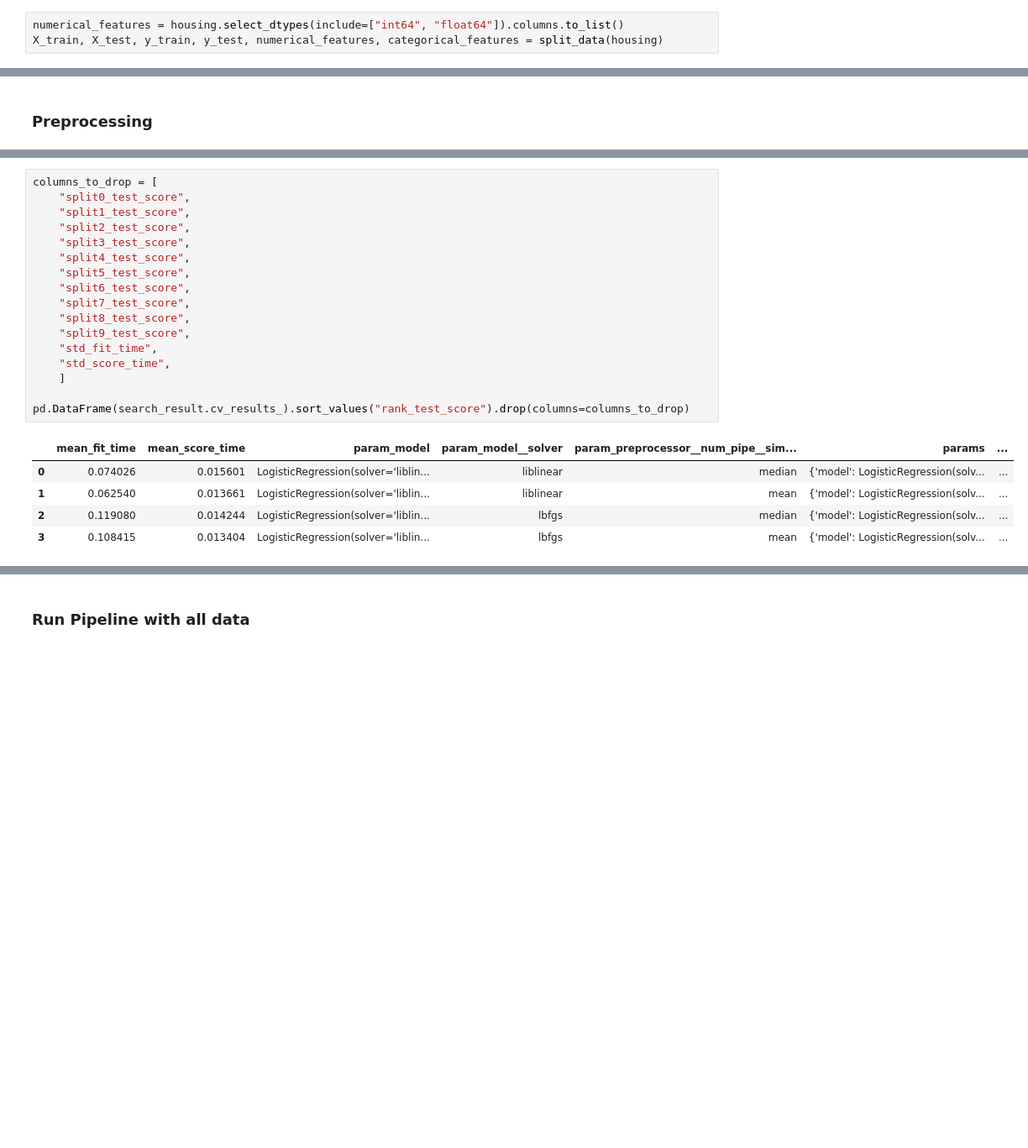
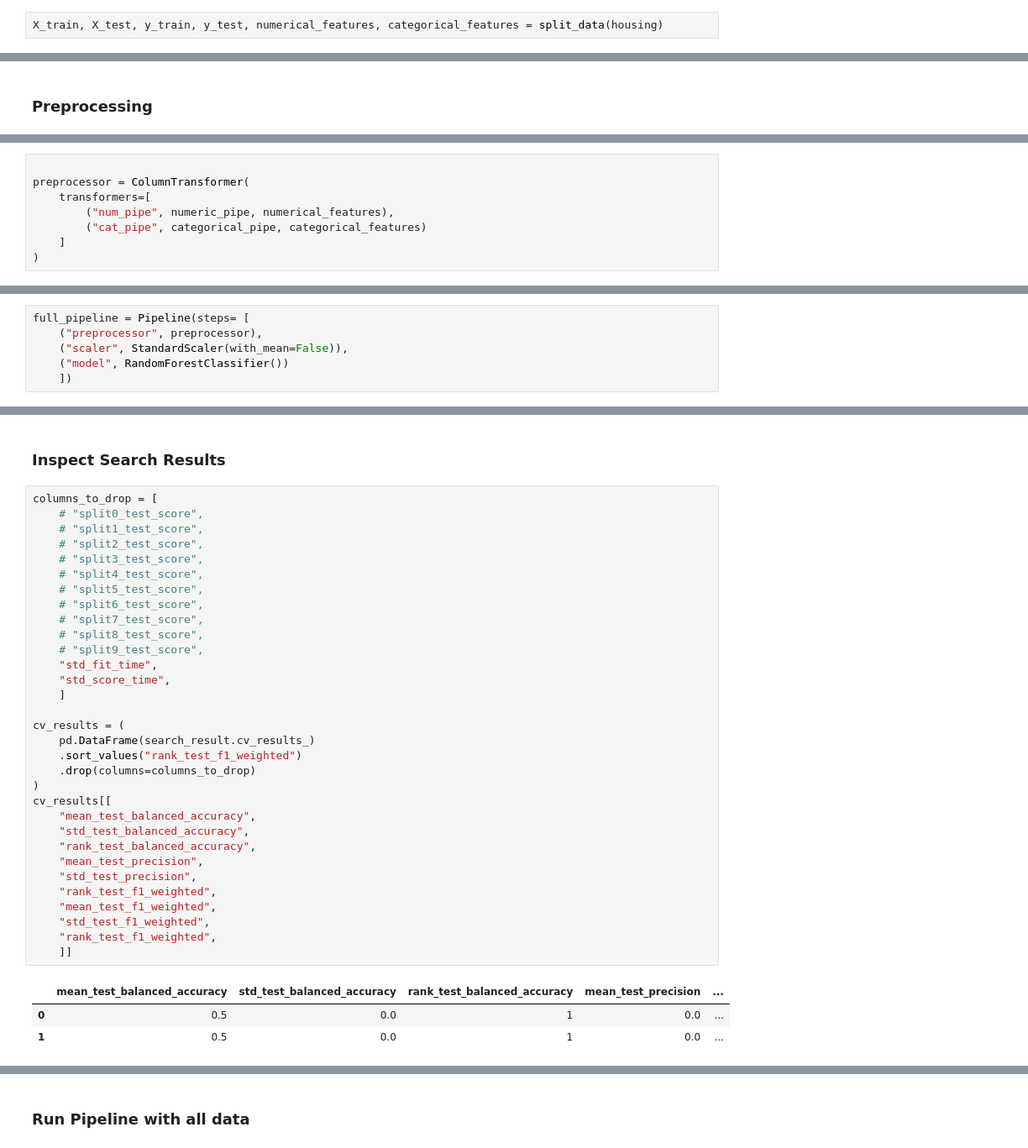
Before and after one commit to Simo-Z/predicting_house_prices, a Jupyter notebook: scripts/housing_classification.ipynb, the cells around one changed output, grey strips where cells are left out. Shown at 84% size. Drawn from its saved outputs; the diff is of its cells as text; blank space fills up the shorter version.

```diff
--- a/scripts/housing_classification.ipynb
+++ b/scripts/housing_classification.ipynb
@@ -67,7 +76,6 @@ Only numerical Features
 # %% [markdown]
 ### Split Data
 # %%
-numerical_features = housing.select_dtypes(include=["int64", "float64"]).columns.to_list()
 X_train, X_test, y_train, y_test, numerical_features, categorical_features = split_data(housing)
 # %% [markdown]
 ### Missing values
@@ -117,0 +128,8 @@ preprocessor = ColumnTransformer(
+# %%
+
+preprocessor = ColumnTransformer(
+    transformers=[
+        ("num_pipe", numeric_pipe, numerical_features),
+        ("cat_pipe", categorical_pipe, categorical_features)
+    ]
+)
@@ -117,0 +138,6 @@ preprocessor = ColumnTransformer(
+# %%
+full_pipeline = Pipeline(steps= [
+    ("preprocessor", preprocessor),
+    ("scaler", StandardScaler(with_mean=False)),
+    ("model", RandomForestClassifier())
+    ])
@@ -187,23 +202,38 @@ Please also refer to the documentation for alternative solver options:
+# %% [markdown]
+### Inspect Search Results
 # %%
 columns_to_drop = [
-    "split0_test_score",
-    "split1_test_score",
-    "split2_test_score",
-    "split3_test_score",
-    "split4_test_score",
-    "split5_test_score",
-    "split6_test_score",
-    "split7_test_score",
-    "split8_test_score",
-    "split9_test_score",
+    # "split0_test_score",
+    # "split1_test_score",
+    # "split2_test_score",
+    # "split3_test_score",
+    # "split4_test_score",
+    # "split5_test_score",
+    # "split6_test_score",
+    # "split7_test_score",
+    # "split8_test_score",
+    # "split9_test_score",
     "std_fit_time",
     "std_score_time",
     ]
 
-pd.DataFrame(search_result.cv_results_).sort_values("rank_test_score").drop(columns=columns_to_drop)
+cv_results = (
+    pd.DataFrame(search_result.cv_results_)
+    .sort_values("rank_test_f1_weighted")
+    .drop(columns=columns_to_drop)
+)
+cv_results[[
+    "mean_test_balanced_accuracy",
+    "std_test_balanced_accuracy",
+    "rank_test_balanced_accuracy",
+    "mean_test_precision",
+    "std_test_precision",
+    "rank_test_f1_weighted",
+    "mean_test_f1_weighted",
+    "std_test_f1_weighted",
+    "rank_test_f1_weighted",
+    ]]
 # %% [output]
-|  | mean_fit_time | mean_score_time | param_model | param_model__solver | param_preprocessor__num_pipe__sim... | params | ... |
-| 0 | 0.074026 | 0.015601 | LogisticRegression(solver='liblin... | liblinear | median | {'model': LogisticRegression(solv... | ... |
-| 1 | 0.062540 | 0.013661 | LogisticRegression(solver='liblin... | liblinear | mean | {'model': LogisticRegression(solv... | ... |
-| 2 | 0.119080 | 0.014244 | LogisticRegression(solver='liblin... | lbfgs | median | {'model': LogisticRegression(solv... | ... |
-| 3 | 0.108415 | 0.013404 | LogisticRegression(solver='liblin... | lbfgs | mean | {'model': LogisticRegression(solv... | ... |
+|  | mean_test_balanced_accuracy | std_test_balanced_accuracy | rank_test_balanced_accuracy | mean_test_precision | ... |
+| 0 | 0.5 | 0.0 | 1 | 0.0 | ... |
+| 1 | 0.5 | 0.0 | 1 | 0.0 | ... |
```
Also changed, not shown: parts of 26 cells of this notebook.
